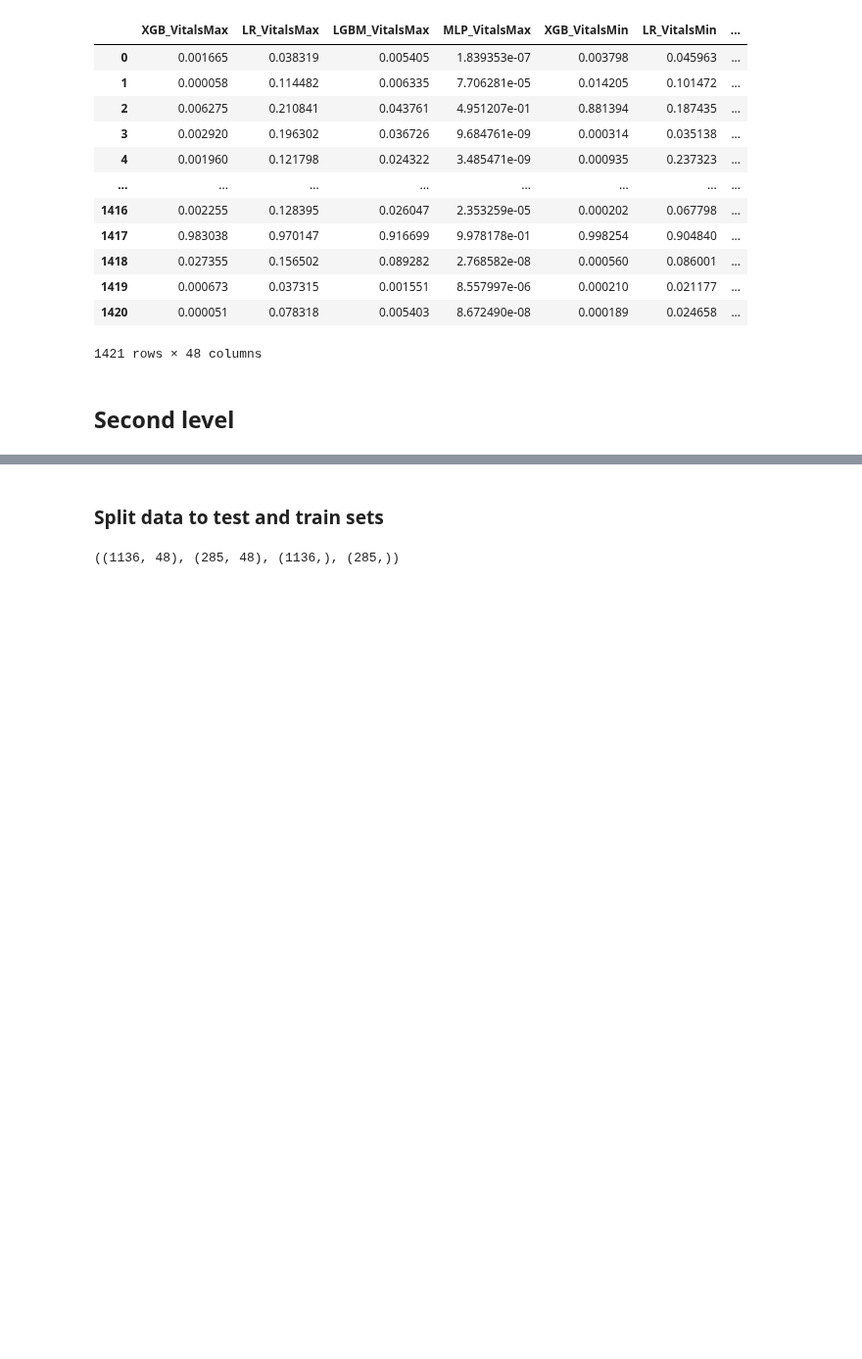
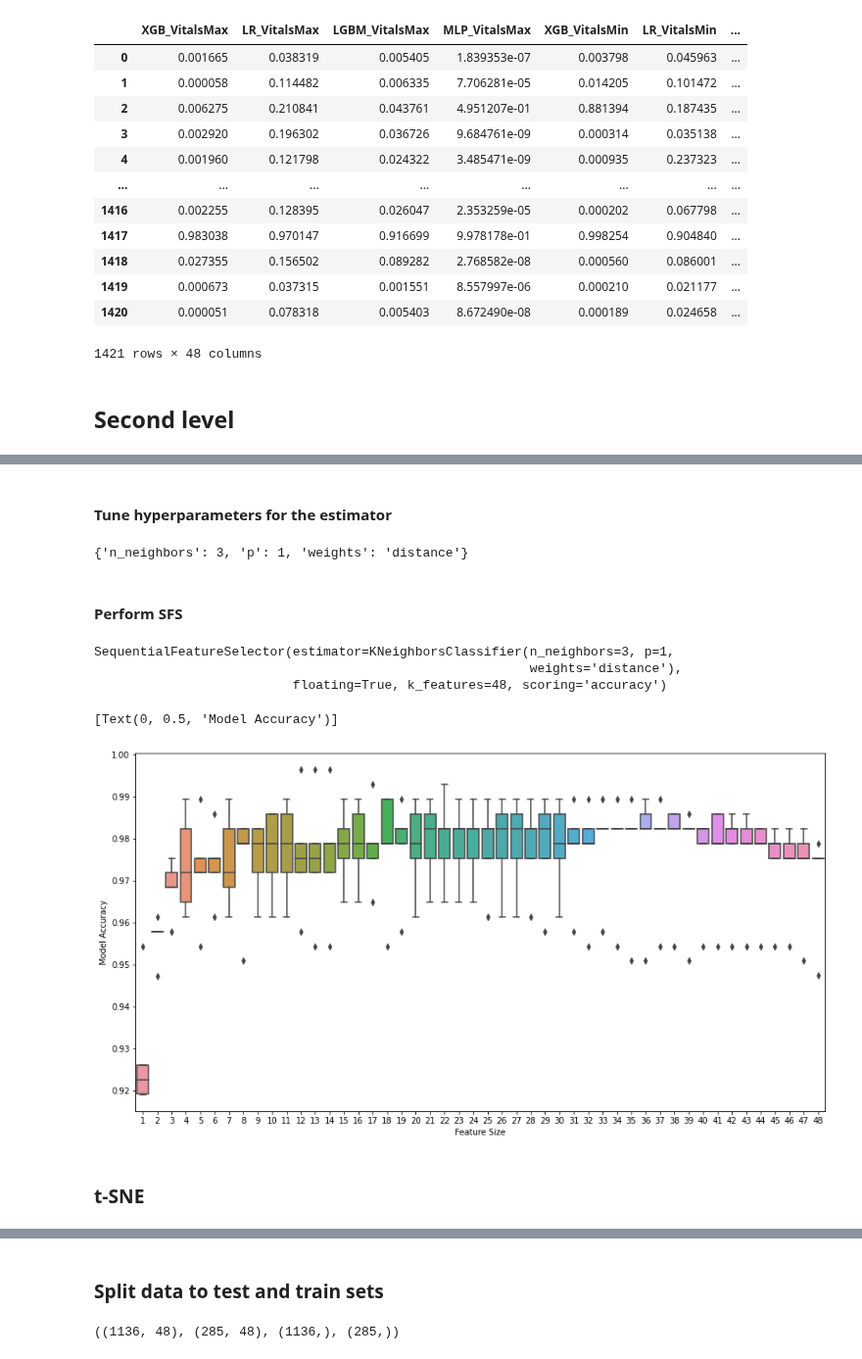
Before and after one commit to ryashpal/ML, a Jupyter notebook: mortality/sepsis_micro/SFS/01.3_ensemble_model.ipynb, the cells around one changed output, grey strips where cells are left out. Shown at 98% size. Cells and saved outputs as stored; diff of their text form; code cells hidden in the pictures; blank space fills up the shorter version.

Commit message:
updated ensemble model notebook

```diff
--- a/mortality/sepsis_micro/SFS/01.3_ensemble_model.ipynb
+++ b/mortality/sepsis_micro/SFS/01.3_ensemble_model.ipynb
@@ -244,0 +247,60 @@ Xnew
+# %% [markdown]
+#### Tune hyperparameters for the estimator
+# %%
+from sklearn.neighbors import KNeighborsClassifier
+from sklearn.model_selection import GridSearchCV
+
+parameters={
+    'n_neighbors': [3, 4, 5, 6, 7, 8],
+    'weights' : ['uniform', 'distance'],
+    'p': [1, 2, 3]
+}
+
+clf = GridSearchCV(KNeighborsClassifier(), parameters)
+clf.fit(Xnew, ySevenDayTest)
+
+params = clf.cv_results_['params'][list(clf.cv_results_['rank_test_score']).index(1)]
+params
+# %% [output]
+{'n_neighbors': 3, 'p': 1, 'weights': 'distance'}
+# %% [markdown]
+#### Perform SFS
+# %%
+from mlxtend.feature_selection import SequentialFeatureSelector as SFS
+from sklearn.neighbors import KNeighborsClassifier
+
+knn = KNeighborsClassifier()
+knn.set_params(**params)
+
+sfs1 = SFS(estimator = knn,
+           k_features=48,
+           forward=True,
+           floating=True,
+           scoring='accuracy',
+           cv=5)
+
+sfs1.fit(Xnew, ySevenDayTest)
+# %% [output]
+SequentialFeatureSelector(estimator=KNeighborsClassifier(n_neighbors=3, p=1,
+                                                         weights='distance'),
+                          floating=True, k_features=48, scoring='accuracy')
+# %%
+labels = []
+cv_scores = []
+for key, value in sfs1.subsets_.items():
+    labels.append(key)
+    cv_scores.append(value['cv_scores'])
+# %%
+import matplotlib.pyplot as plt
+import seaborn as sns
+
+plt.figure(figsize=(15,8))
+ax = sns.boxplot(data=cv_scores)
+ax.set(xticklabels=labels)
+ax.set(xlabel='Feature Size')
+ax.set(ylabel='Model Accuracy')
+# %% [output]
+[Text(0, 0.5, 'Model Accuracy')]
+[figure, added]
+# %% [markdown]
+### t-SNE
```
Also changed, not shown: parts of 15 cells of this notebook, 2 other files.
